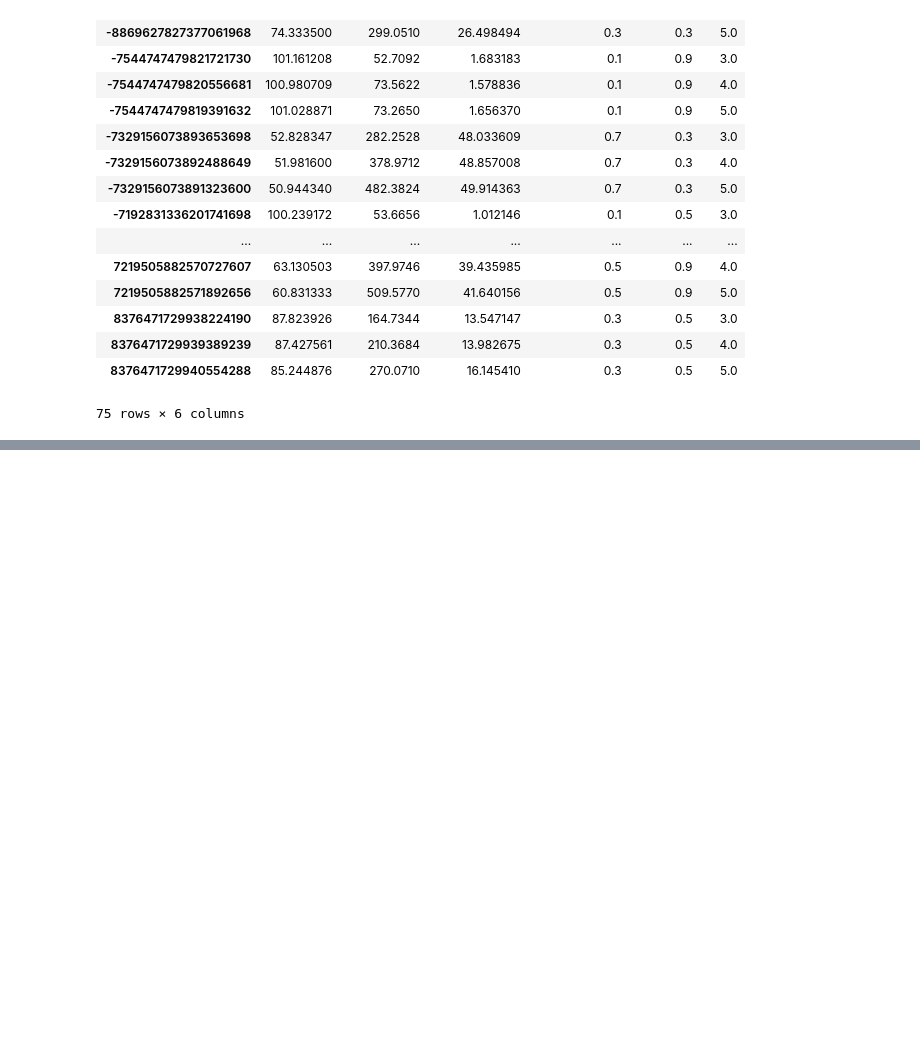
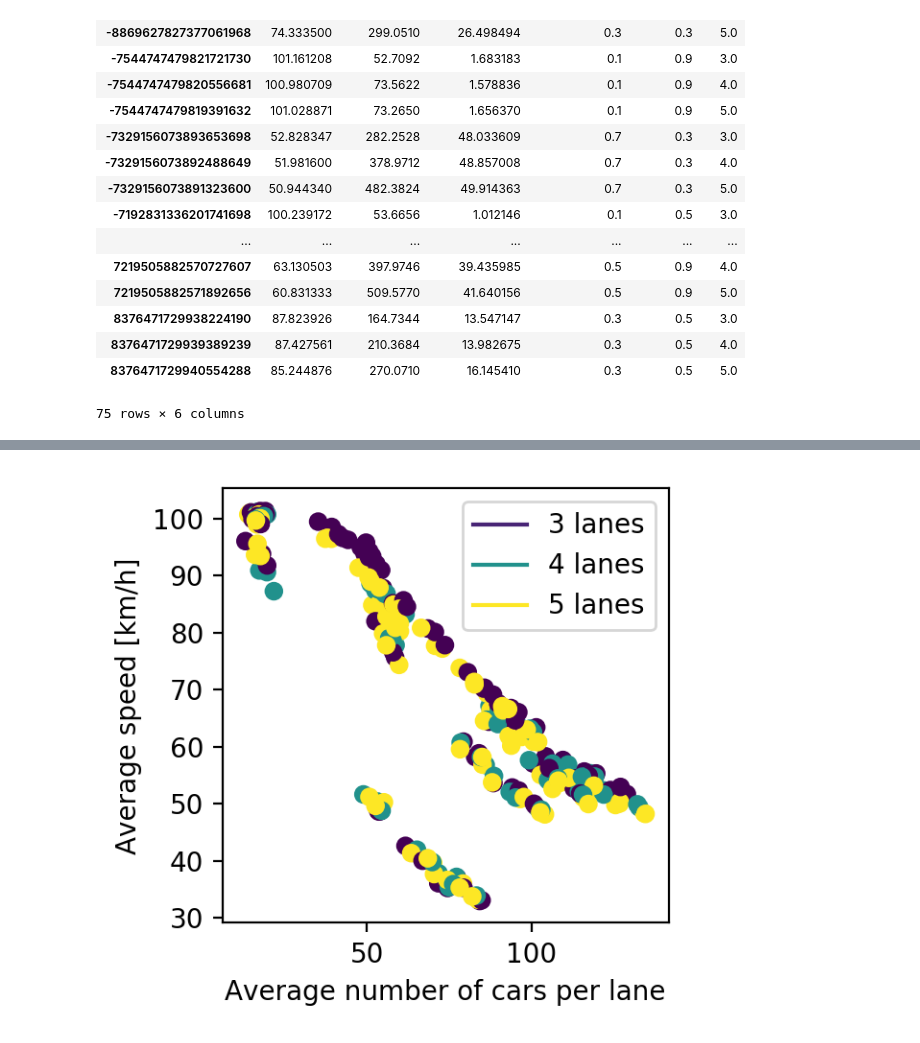
Before and after one commit to CoenHoningh/ABM, a Jupyter notebook: Data-analysis/OFAT/OFAT_anal.ipynb, the cells around one changed output, grey strips where cells are left out. Cells and saved outputs as stored; diff of their text form; code cells hidden in the pictures; blank space fills up the shorter version.

```diff
--- a/Data-analysis/OFAT/OFAT_anal.ipynb
+++ b/Data-analysis/OFAT/OFAT_anal.ipynb
@@ -380,7 +404,7 @@ y_as = 'Avg_speed'
 x_as = 'Cars_in_lane'
 kleur = 'lanes'
 cmap = plt.cm.viridis
-plt.figure(figsize=(5,5))
+plt.figure(figsize=(3,3))
 plt.scatter(rl2gm[x_as]/rl2gm[kleur], rl2gm[y_as], c=rl2gm[kleur])
 plt.scatter(rl3gm[x_as]/rl3gm[kleur], rl3gm[y_as], c=rl3gm[kleur])
 plt.scatter(rlanes[x_as]/rlanes[kleur], rlanes[y_as], c=rlanes[kleur])
@@ -399,0 +422 @@ plt.show()
+[figure, added]
```
Also changed, not shown: parts of 10 cells of this notebook, 6 other files.
